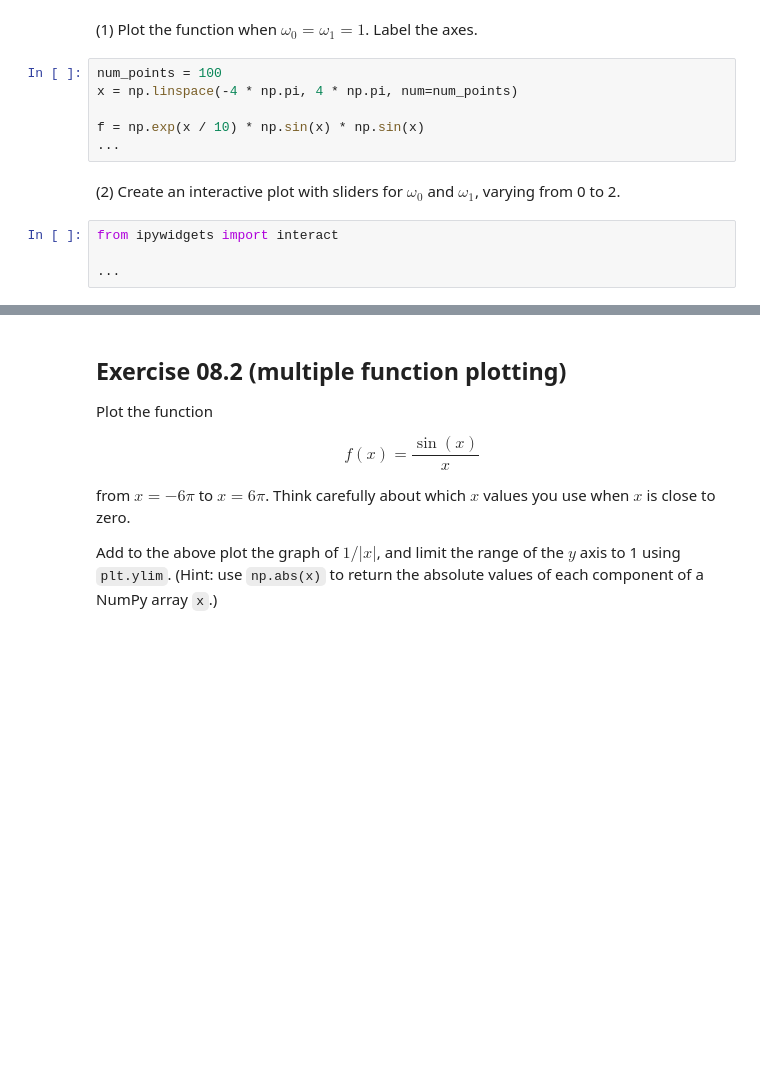
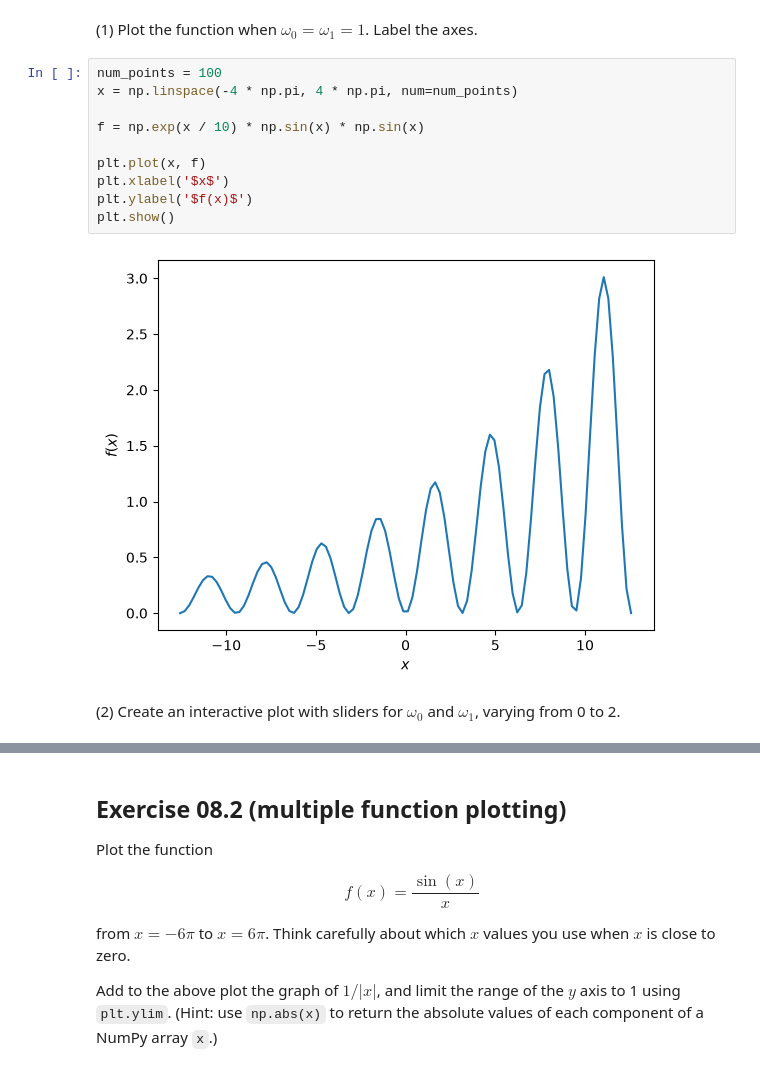
Before and after one commit to tr574-joh/PartIA-Computing-Michaelmas_tr574, a Jupyter notebook: 08 Exercises.ipynb, the cells around one changed output, grey strips where cells are left out. Saved outputs shown, nothing was run; the diff lists cells and outputs as text; blank space fills up the shorter version.

```diff
--- a/08 Exercises.ipynb
+++ b/08 Exercises.ipynb
@@ -17,12 +17,14 @@ from $x = -4\pi$ to $x = 4\pi$.
 # %%
 num_points = 100
 x = np.linspace(-4 * np.pi, 4 * np.pi, num=num_points)
 
 f = np.exp(x / 10) * np.sin(x) * np.sin(x)
-...
+
+plt.plot(x, f)
+plt.xlabel('$x$')
+plt.ylabel('$f(x)$')
+plt.show()
+# %% [output]
+[figure, added]
 # %% [markdown]
 (2) Create an interactive plot with sliders for $\omega_{0}$ and $\omega_{1}$, varying from 0 to 2.
-# %%
-from ipywidgets import interact
-
-...
```
Also changed, not shown: parts of 12 cells of this notebook, 20 other files.
